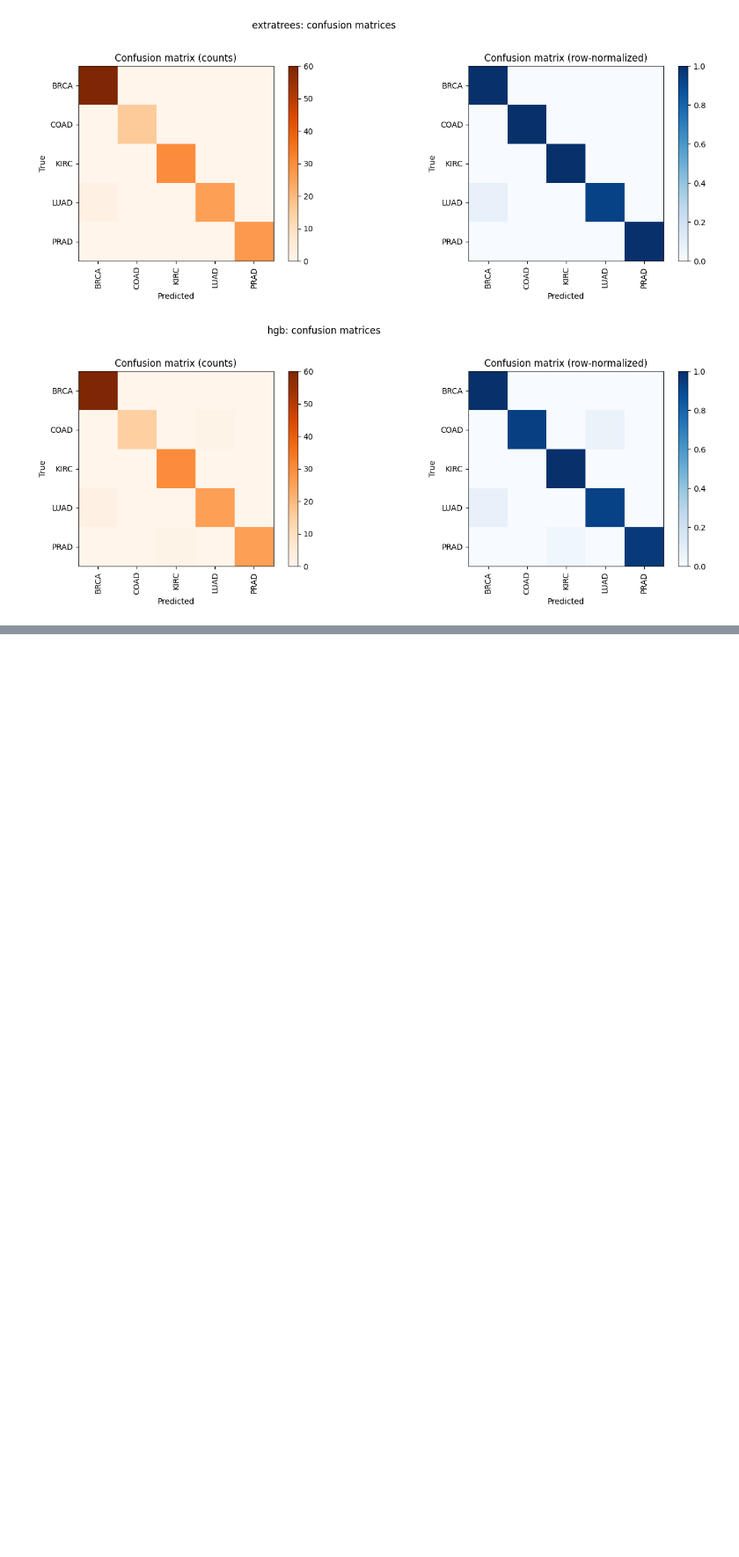
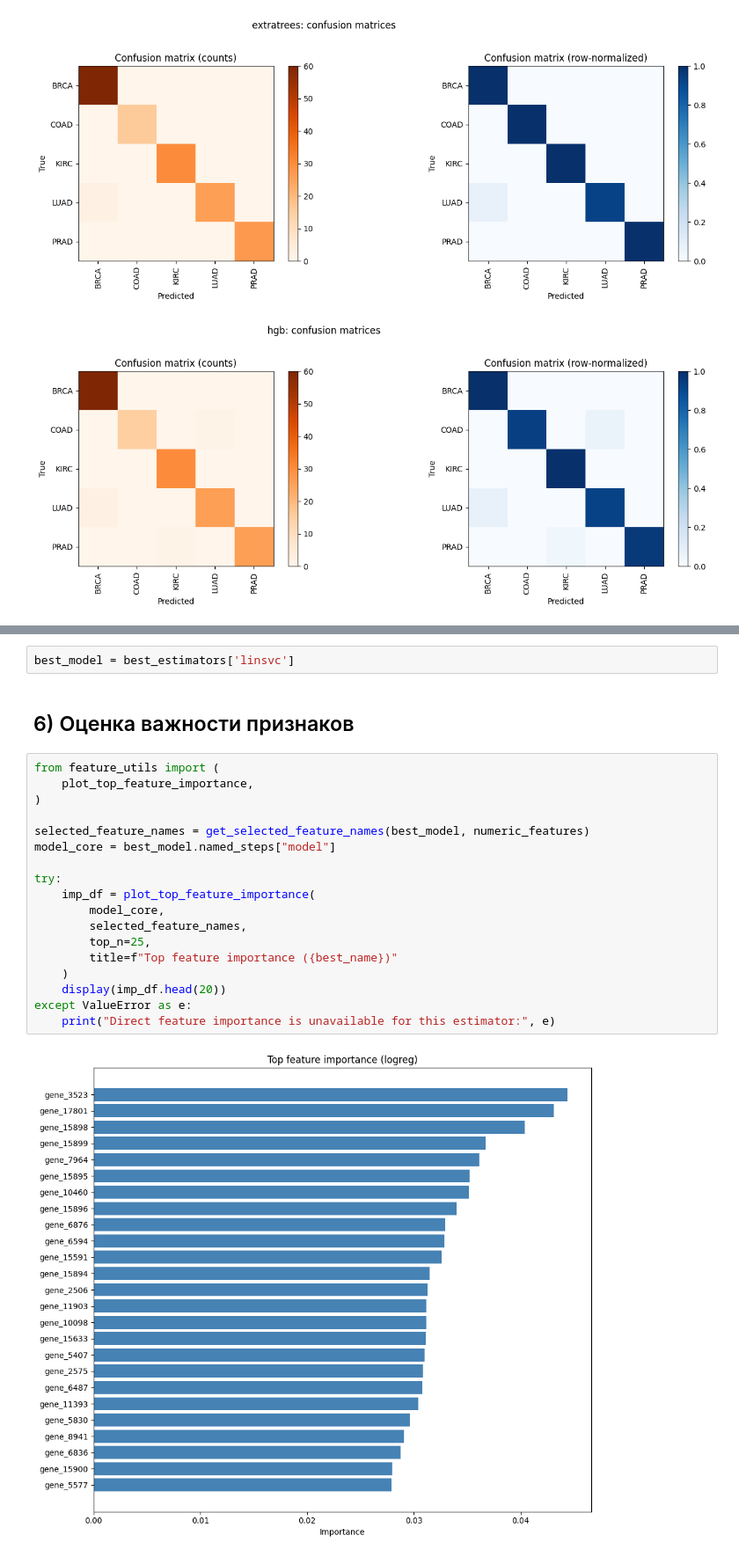
Before and after one commit to devilfellow/Tumor_type_prediction, a Jupyter notebook: tumor_type_prediction_smote_pipeline.ipynb, the cells around one changed output, grey strips where cells are left out. Shown at 88% size. Drawn from its saved outputs; the diff is of its cells as text; blank space fills up the shorter version.

```diff
--- a/tumor_type_prediction_smote_pipeline.ipynb
+++ b/tumor_type_prediction_smote_pipeline.ipynb
@@ -468,0 +389,24 @@ else:
+# %%
+best_model = best_estimators['linsvc']
+# %% [markdown]
+## 6) Оценка важности признаков
+# %%
+from feature_utils import (
+    plot_top_feature_importance,
+)
+
+selected_feature_names = get_selected_feature_names(best_model, numeric_features)
+model_core = best_model.named_steps["model"]
+
+try:
+    imp_df = plot_top_feature_importance(
+        model_core,
+        selected_feature_names,
+        top_n=25,
+        title=f"Top feature importance ({best_name})"
+    )
+    display(imp_df.head(20))
+except ValueError as e:
+    print("Direct feature importance is unavailable for this estimator:", e)
+# %% [output]
+[figure, added]
```
Also changed, not shown: parts of 8 cells of this notebook, 1 other file.
